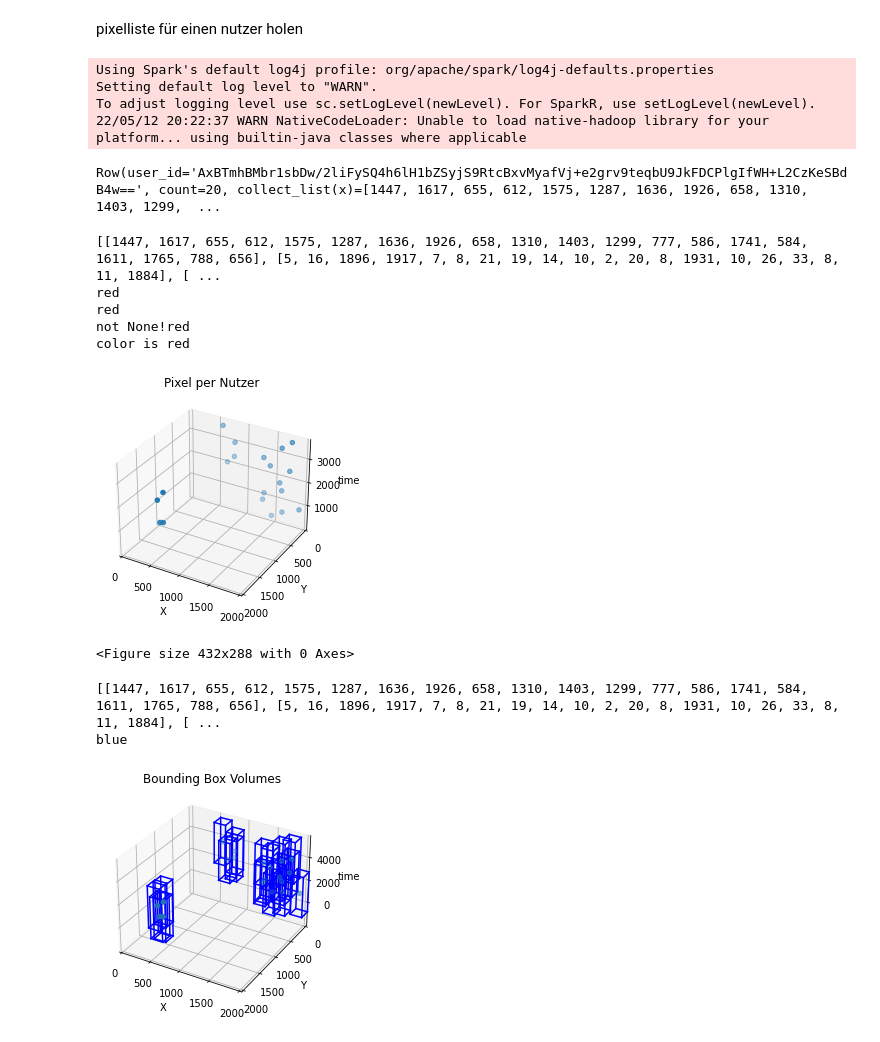
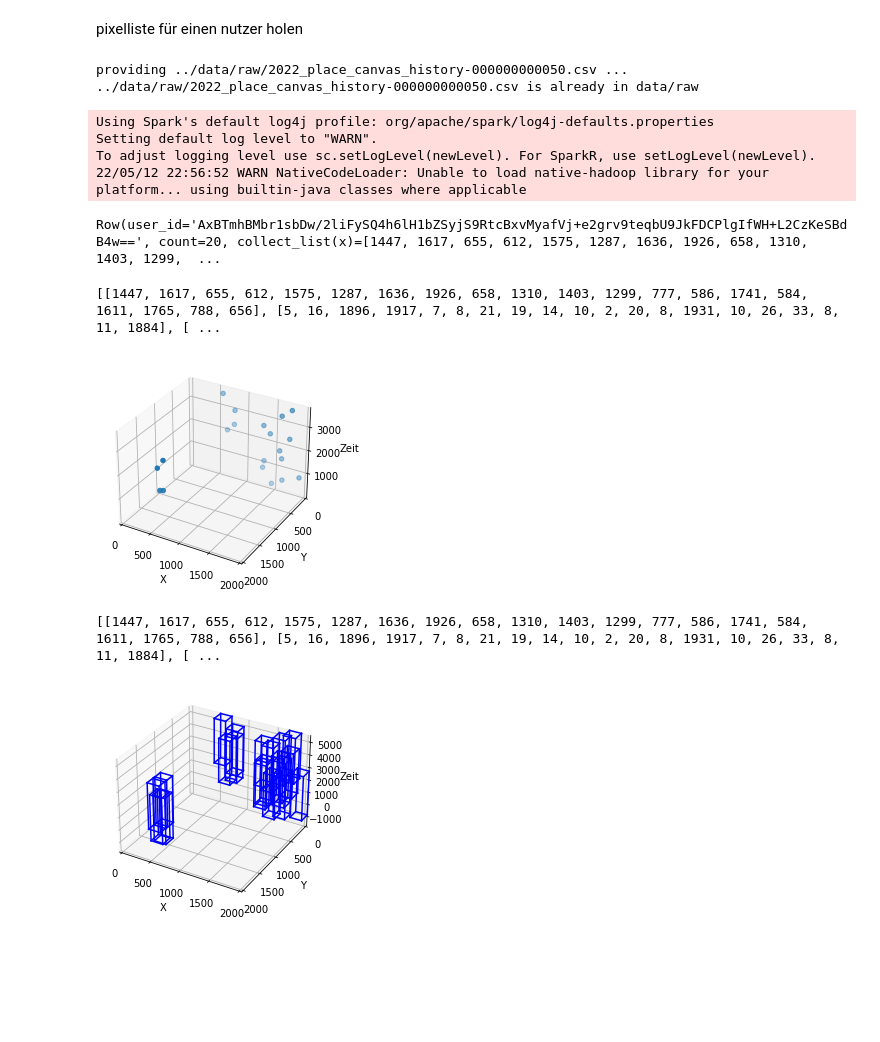
Before and after one commit to biervertrieb/placegroups, a Jupyter notebook: notebooks/0.1-heuer-model-nutzer-raumzeiten.ipynb, the cells around one changed output. Drawn from its saved outputs; the diff is of its cells as text; code cells hidden in the pictures; blank space fills up the shorter version.

```diff
--- a/notebooks/0.1-heuer-model-nutzer-raumzeiten.ipynb
+++ b/notebooks/0.1-heuer-model-nutzer-raumzeiten.ipynb
@@ -6,53 +6,51 @@ from src.data.dataset_functions import get_dataframe
 dataFrame = get_dataframe(True) # sample data only
 from src.features.feature_functions import group_dataframe_by_user
 groupedFrame = group_dataframe_by_user(dataFrame)
-
-headrow = groupedFrame.head()
 # %% [output]
-Using Spark's default log4j profile: org/apache/spark/log4j-defaults.properties
-Setting default log level to "WARN".
-To adjust logging level use sc.setLogLevel(newLevel). For SparkR, use setLogLevel(newLevel).
-22/05/12 20:22:37 WARN NativeCodeLoader: Unable to load native-hadoop library for your platform... using builtin-java classes where applicable
+providing ../data/raw/2022_place_canvas_history-000000000050.csv ...
+../data/raw/2022_place_canvas_history-000000000050.csv is already in data/raw
+Using Spark's default log4j profile: org/apache/spark/log4j-defaults.properties
+Setting default log level to "WARN".
+To adjust logging level use sc.setLogLevel(newLevel). For SparkR, use setLogLevel(newLevel).
+22/05/12 22:56:52 WARN NativeCodeLoader: Unable to load native-hadoop library for your platform... using builtin-java classes where applicable
-# %%
-import pyspark.sql.functions as F
-
-print(headrow)
-# %% [output]
-Row(user_id='AxBTmhBMbr1sbDw/2liFySQ4h6lH1bZSyjS9RtcBxvMyafVj+e2grv9teqbU9JkFDCPlgIfWH+L2CzKeSBdB4w==', count=20, collect_list(x)=[1447, 1617, 655, 612, 1575, 1287, 1636, 1926, 658, 1310, 1403, 1299,  ...
+# %%
+headrow = groupedFrame.head(1)
 # %%
 import matplotlib.pyplot as plt
 import numpy as np
 
 from src.models.models import RZModel
+
+headrow = headrow[0]
+print(headrow)
+# %% [output]
+Row(user_id='AxBTmhBMbr1sbDw/2liFySQ4h6lH1bZSyjS9RtcBxvMyafVj+e2grv9teqbU9JkFDCPlgIfWH+L2CzKeSBdB4w==', count=20, collect_list(x)=[1447, 1617, 655, 612, 1575, 1287, 1636, 1926, 658, 1310, 1403, 1299,  ...
 # %%
-from src.visualization.visuialization_functions import plot_pixel_boundingbox,plot_list_of_pixellist
+from src.visualization.visuialization_functions import plot_pixel_boundingbox,plot_pixellist
 pixelliste = [headrow['collect_list(x)'],headrow['collect_list(y)'],headrow['collect_list(t)']]
 print(pixelliste)
-fig1 = plt.figure()
-ax = fig1.add_subplot(projection='3d')
-plot_pixellist(pixellist=pixelliste,ax = ax, finish = False,color='red')
-plot_list_of_pixellist(pixellistlist=[pixelliste],ax = ax, finish = True,color='red')
-plt.savefig('bounding_boxes.png', dpi = 300)
+subplot = new_xyt_plot()
+subplot = plot_pixellist(pixellist=pixelliste,subplot = subplot, finish = False,color='blue')
+plt.savefig('pixels.png', dpi = 300)
+plt.show()
 # %% [output]
 [[1447, 1617, 655, 612, 1575, 1287, 1636, 1926, 658, 1310, 1403, 1299, 777, 586, 1741, 584, 1611, 1765, 788, 656], [5, 16, 1896, 1917, 7, 8, 21, 19, 14, 10, 2, 20, 8, 1931, 10, 26, 33, 8, 11, 1884], [ ...
-red
-red
-not None!red
-color is red
-[figure, old version]
+[figure, new version]
-<Figure size 432x288 with 0 Axes>
 # %%
 from src.visualization.visuialization_functions import *
 import numpy as np
 print(pixelliste)
 RZModel.max_xy_dist = 100
 RZModel.max_t_dist = 30*60
-ax = None
-ax = plot_pixellist(pixelliste,ax,False)
-for i in np.arange(0,len(pixelliste[0])):
-    plot_pixel_boundingbox(pixelliste[0][i],pixelliste[1][i],pixelliste[2][i],ax,False)
-plt.savefig('bounding_boxes.png', dpi = 300)
+x_list = pixelliste[0]
+y_list = pixelliste[1]
+t_list = pixelliste[2]
+subplot = new_xyt_plot()
+for i in np.arange(0,len(x_list)):
+    subplot = plot_pixel_boundingbox(x_list[i],y_list[i],t_list[i],color='blue',subplot=subplot,finish=False)
+
+plt.savefig('boxes.png',dpi=140)
+plt.show()
 # %% [output]
 [[1447, 1617, 655, 612, 1575, 1287, 1636, 1926, 658, 1310, 1403, 1299, 777, 586, 1741, 584, 1611, 1765, 788, 656], [5, 16, 1896, 1917, 7, 8, 21, 19, 14, 10, 2, 20, 8, 1931, 10, 26, 33, 8, 11, 1884], [ ...
-blue
-[figure, old version]
+[figure, new version]
```
Also changed, not shown: parts of 1 cell of this notebook, 1 other file.
